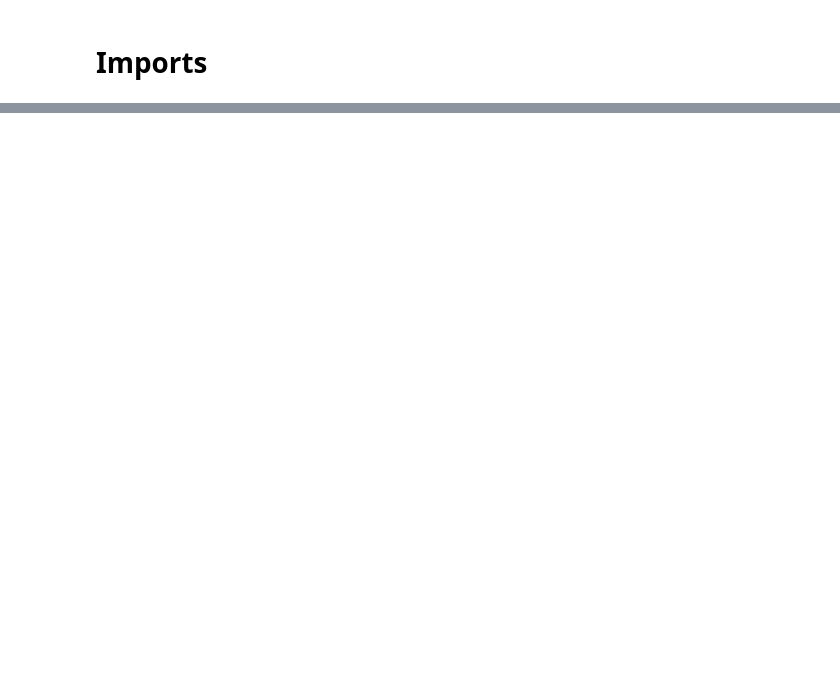
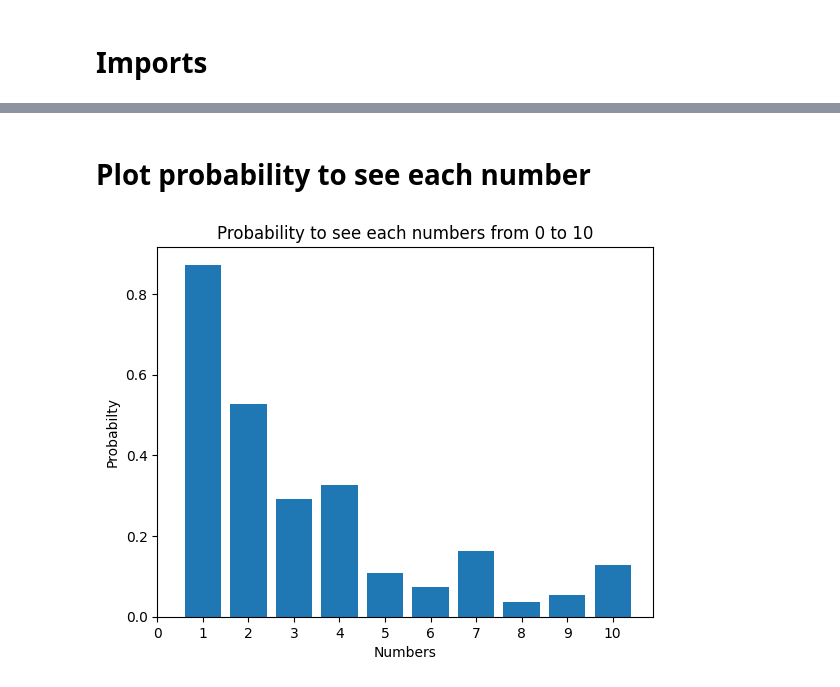
Before and after one commit to MathieuCesbron/creation_myths, a Jupyter notebook: numbers.ipynb, the cells around one changed output, grey strips where cells are left out. Saved outputs shown, nothing was run; the diff lists cells and outputs as text; code cells hidden in the pictures; blank space fills up the shorter version.

Commit message:
Add creation myth

```diff
--- a/numbers.ipynb
+++ b/numbers.ipynb
@@ -37,0 +42,36 @@ plt.show()
+# %% [markdown]
+# Plot probability to see each number
+# %%
+data_json_path = "./data.json"
+numbers = defaultdict(int)
+total = 0
+
+with open(data_json_path, "r") as file:
+    data = json.loads(file.read())
+
+    for creation_myth in data["creation_myths"]:
+        total += 1
+        for number in creation_myth["stats"]["numbers"].keys():
+            numbers[number] += 1
+
+for key in numbers:
+    numbers[key] /= total
+# %%
+# Occurences of numbers from 1 to 10
+
+# Extracting values for keys 0 to 10
+values = [numbers.get(str(key), 0) for key in range(1, 11)]
+
+# Keys ranging from 0 to 10
+keys = list(range(1, 11))
+
+plt.bar(keys, values)
+plt.xticks(range(11))
+
+plt.xlabel('Numbers')
+plt.ylabel('Probabilty')
+plt.title('Probability to see each numbers from 0 to 10')
+
+plt.show()
+# %% [output]
+[figure, added]
```
Also changed, not shown: parts of 4 cells of this notebook, 12 other files.
